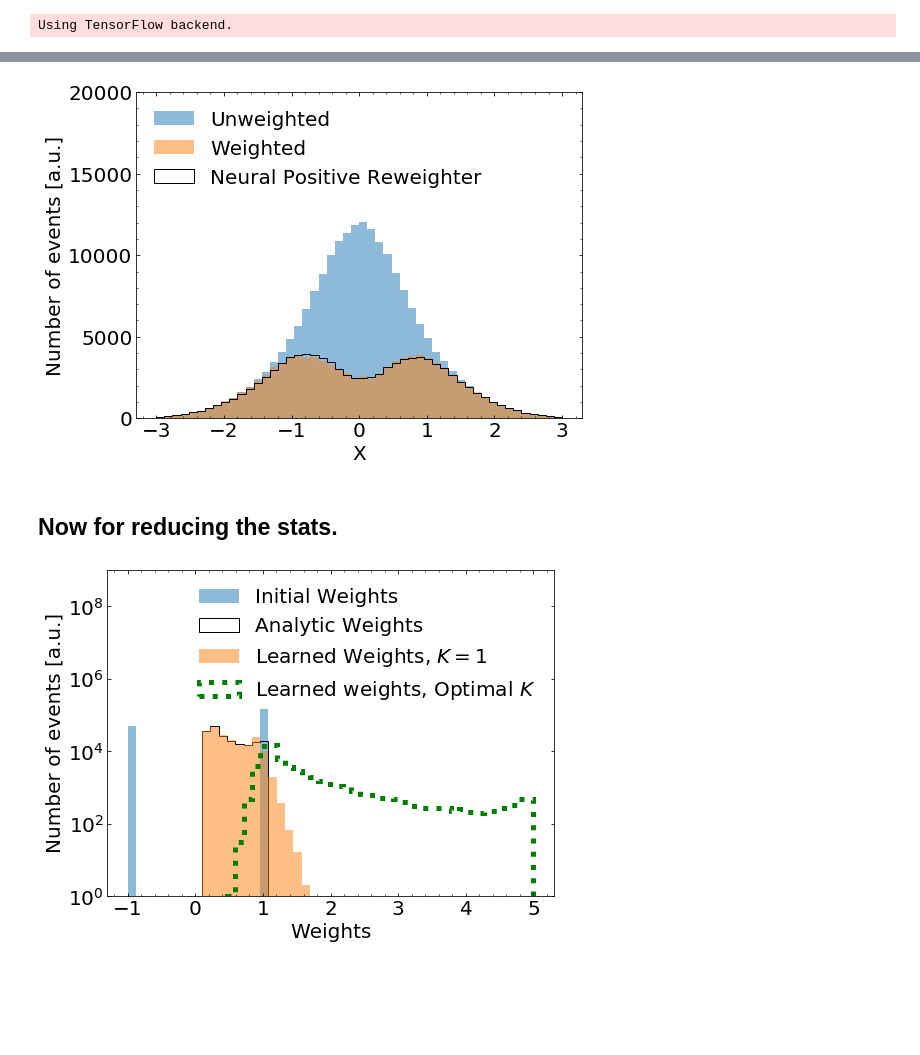
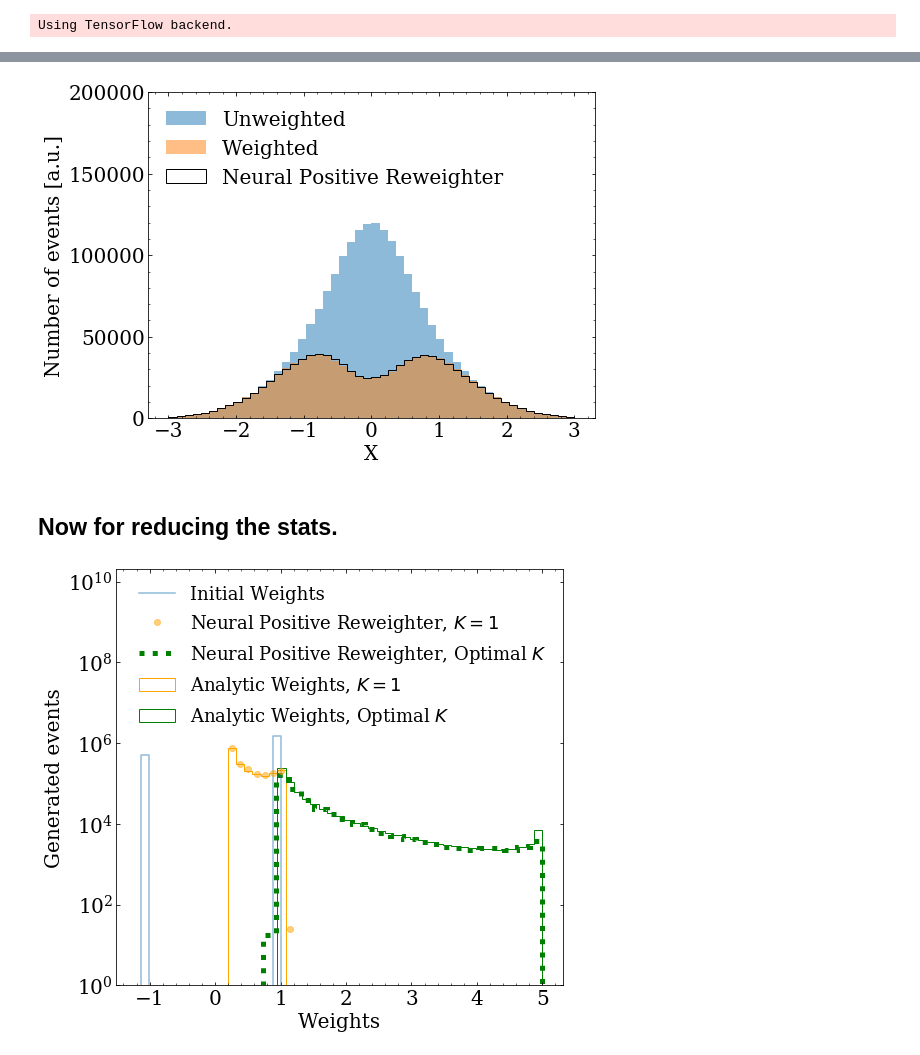
Before and after one commit to bnachman/NeuralPositiveResampler, a Jupyter notebook: GaussianExample.ipynb, the cells around one changed output, grey strips where cells are left out. Cells and saved outputs as stored; diff of their text form; code cells hidden in the pictures; blank space fills up the shorter version.

```diff
--- a/GaussianExample.ipynb
+++ b/GaussianExample.ipynb
@@ -2,6 +2,7 @@
 import numpy as np
 import matplotlib.pyplot as plt
 from matplotlib import gridspec
+plt.rcParams["font.family"] = "serif"
 
 from sklearn.model_selection import train_test_split
 from keras.layers import Input, Dense
@@ -38 +39,8 @@ X_train, X_val, Y_train, Y_val, W_train, W_val = train_test_split(x_vals, y_vals
+# %%
+X_train = np.load("X_train.npy")
+X_val = np.load("X_val.npy")
+Y_train = np.load("Y_train.npy")
+Y_val = np.load("Y_val.npy")
+W_train = np.load("W_train.npy")
+W_val = np.load("W_val.npy")
 # %%
@@ -57,0 +53,6 @@ Epoch 10/10
+# %%
+json_file = open('model.json', 'r')
+loaded_model_json = json_file.read()
+json_file.close()
+model = model_from_json(loaded_model_json)
+model.load_weights("model.h5")
@@ -81,13 +89,13 @@ _,_,_=plt.hist(X_val[Y_val==0],bins=np.linspace(-3,3,51),alpha=0.5,label="Unweig
 _,_,_=plt.hist(X_val[Y_val==1],weights=W_val[Y_val==1],bins=np.linspace(-3,3,51),alpha=0.5,label="Weighted")
 _,_,_=plt.hist(X_val[Y_val==0],weights=myw[Y_val==0],bins=np.linspace(-3,3,51),label="Neural Positive Reweighter",histtype="step",color="black")
 plt.legend(frameon=False,fontsize=20,loc="upper left")
-plt.ylim([0,20000])
+plt.ylim([0,200000])
 plt.ylabel("Number of events [a.u.]",fontsize=20)
 plt.xlabel("X",fontsize=20)
 plt.locator_params(axis='y', nbins=6)
 plt.savefig("gauss.pdf",bbox_inches='tight')
 # %% [output]
-[figure, old version]
+[figure, new version]
 # %%
 from scipy.stats import norm
 def analytic_weight(x):
@@ -120,29 +126,41 @@ for i in range(len(keep)):
 # %%
 neweights = np.array(neweights)
 # %%
-fig = plt.figure(figsize=(8, 6))
+fig = plt.figure(figsize=(8, 7.65))
 gs = gridspec.GridSpec(1, 1)
 ax0 = plt.subplot(gs[0])
 ax0.yaxis.set_ticks_position('both')
 ax0.xaxis.set_ticks_position('both')
 ax0.tick_params(direction="in",which="both")
 plt.xticks(fontsize=20)
 plt.yticks(fontsize=20)
 ax0.minorticks_on()
 
-plt.hist(W_val[Y_val==1],label="Initial Weights",alpha=0.5,bins=np.linspace(-1,5,50))
-plt.hist(analytic_weights[Y_val==0],label="Analytic Weights",color="black",histtype="step",bins=np.linspace(-1,5,50))
-plt.hist(myw[Y_val==0],label="Learned Weights, $K=1$",alpha=0.5,bins=np.linspace(-1,5,50))
-plt.hist(neweights,label=r"Learned weights, Optimal $K$",color="green",histtype="step",bins=np.linspace(-1,5,50),ls=":",linewidth=5)
-plt.legend(frameon=False,fontsize=20)
+myn0,bmjj=np.histogram(W_val[Y_val==1],bins=np.linspace(-1.2,5,50))
+plt.step(0.5*(bmjj[1:]+bmjj[:-1]),myn0,label="Initial Weights",alpha=0.5)
+
+plt.hist(analytic_weights[Y_val==0],label="Analytic Weights, $K=1$",color="orange",histtype="step",bins=np.linspace(-1.2,5,50),linewidth=1)
+plt.hist(1./analytic_weights[Y_val==0],weights=analytic_weights[Y_val==0]**2,label="Analytic Weights, Optimal $K$",color="green",histtype="step",bins=np.linspace(-1.2,5,50))
+
+myn,_=np.histogram(myw[Y_val==0],bins=np.linspace(-1.2,5,50))
+myn2,_=np.histogram(-1000*neweights,bins=np.linspace(-1.2,5.,50))
+myn2+=[0]
+plt.plot(0.5*(bmjj[1:]+bmjj[:-1]),myn,label=r"Neural Positive Reweighter, $K=1$",color='orange',alpha=0.5,marker='o',ls="")
+plt.step(0.5*(bmjj[1:]+bmjj[:-1])+0.5*6/50,myn2,label=r"Neural Positive Reweighter, Optimal $K$",color="green",ls=":",linewidth=5)
+
+plt.legend(frameon=False,fontsize=18)
+
+#Binning artifacts in the last bin.
+_,_,_=plt.hist(neweights,bins=np.linspace(-1.2,5.,33),weights=3/5.*np.ones(len(neweights)),color="green",ls=":",linewidth=5,histtype="step")
+
 plt.xlabel(r"Weights",fontsize=20)
-plt.ylim([1,1e9])
+plt.ylim([1,2e10])
 plt.yscale("log")
-plt.ylabel(r"Number of events [a.u.]",fontsize=20)
+plt.ylabel(r"Generated events",fontsize=20)
 #plt.locator_params(axis='y', nbins=6)
 plt.savefig("wgauss.pdf",bbox_inches='tight')
 # %% [output]
-[figure, old version]
+[figure, new version]
 # %%
 Bins_val = np.array([np.digitize(x,np.linspace(-3,3,51)) for x in X_val])
 # %%
```
Also changed, not shown: parts of 15 cells of this notebook.
